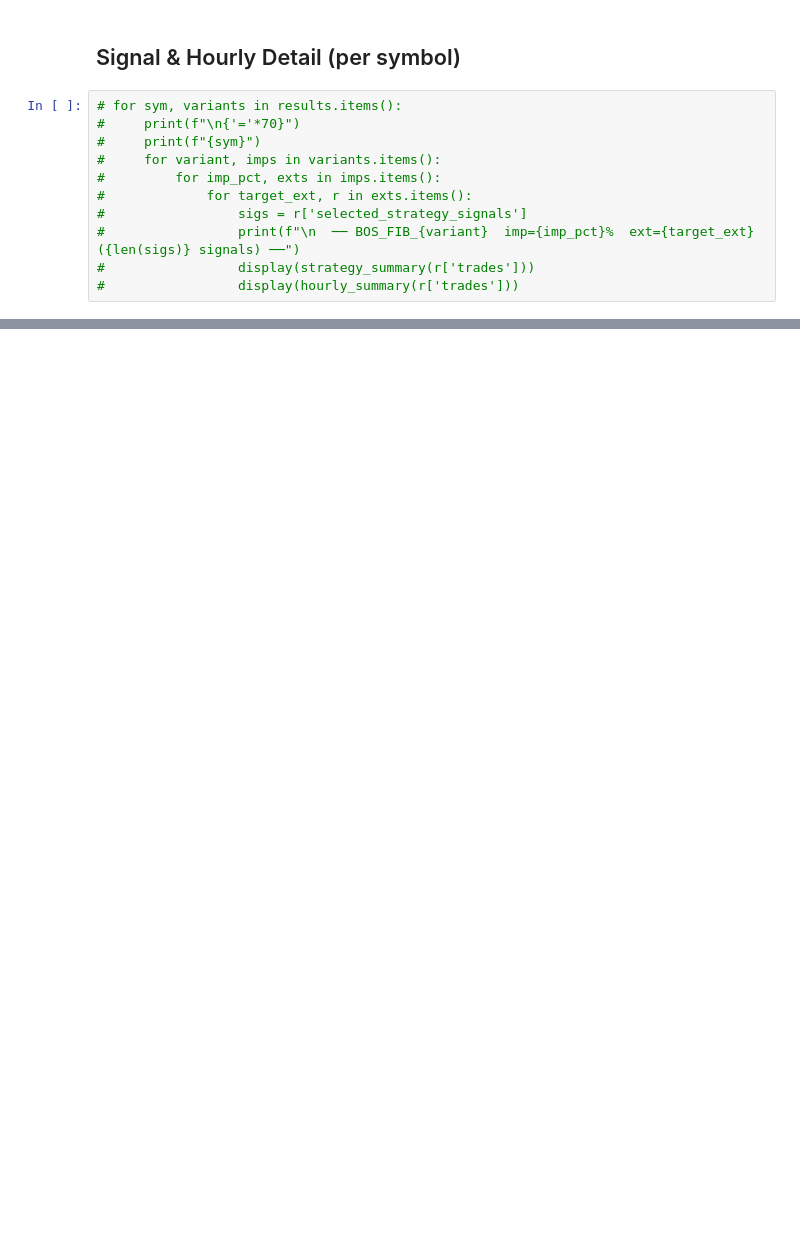
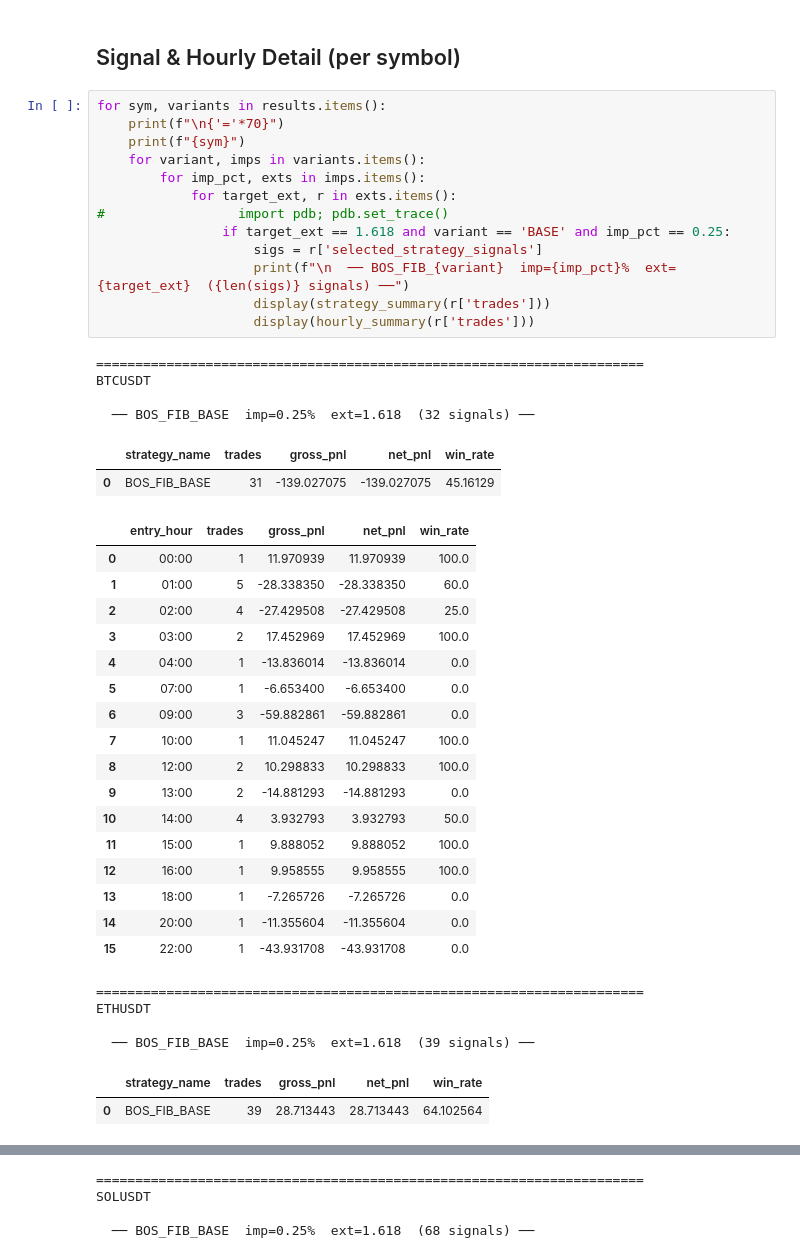
Before and after one commit to gargrahul2008/trading_bot, a Jupyter notebook: notebooks/multi_ticker_fib_research.ipynb, the cells around one changed output, grey strips where cells are left out. Cells and saved outputs as stored; diff of their text form; blank space fills up the shorter version.

```diff
--- a/notebooks/multi_ticker_fib_research.ipynb
+++ b/notebooks/multi_ticker_fib_research.ipynb
@@ -895,13 +894,45 @@ if INSPECT_SYM:
 # %% [markdown]
 ## Signal & Hourly Detail (per symbol)
 # %%
-# for sym, variants in results.items():
-#     print(f"\n{'='*70}")
-#     print(f"{sym}")
-#     for variant, imps in variants.items():
-#         for imp_pct, exts in imps.items():
-#             for target_ext, r in exts.items():
-#                 sigs = r['selected_strategy_signals']
-#                 print(f"\n  ── BOS_FIB_{variant}  imp={imp_pct}%  ext={target_ext}  ({len(sigs)} signals) ──")
-#                 display(strategy_summary(r['trades']))
-#                 display(hourly_summary(r['trades']))
+for sym, variants in results.items():
+    print(f"\n{'='*70}")
+    print(f"{sym}")
+    for variant, imps in variants.items():
+        for imp_pct, exts in imps.items():
+            for target_ext, r in exts.items():
+#                 import pdb; pdb.set_trace()
+                if target_ext == 1.618 and variant == 'BASE' and imp_pct == 0.25:
+                    sigs = r['selected_strategy_signals']
+                    print(f"\n  ── BOS_FIB_{variant}  imp={imp_pct}%  ext={target_ext}  ({len(sigs)} signals) ──")
+                    display(strategy_summary(r['trades']))
+                    display(hourly_summary(r['trades']))
+# %% [output]
+======================================================================
+BTCUSDT
+
+  ── BOS_FIB_BASE  imp=0.25%  ext=1.618  (32 signals) ──
+|  | strategy_name | trades | gross_pnl | net_pnl | win_rate |
+| 0 | BOS_FIB_BASE | 31 | -139.027075 | -139.027075 | 45.16129 |
+|  | entry_hour | trades | gross_pnl | net_pnl | win_rate |
+| 0 | 00:00 | 1 | 11.970939 | 11.970939 | 100.0 |
+| 1 | 01:00 | 5 | -28.338350 | -28.338350 | 60.0 |
+| 2 | 02:00 | 4 | -27.429508 | -27.429508 | 25.0 |
+| 3 | 03:00 | 2 | 17.452969 | 17.452969 | 100.0 |
+| 4 | 04:00 | 1 | -13.836014 | -13.836014 | 0.0 |
+| 5 | 07:00 | 1 | -6.653400 | -6.653400 | 0.0 |
+| 6 | 09:00 | 3 | -59.882861 | -59.882861 | 0.0 |
+| 7 | 10:00 | 1 | 11.045247 | 11.045247 | 100.0 |
+| 8 | 12:00 | 2 | 10.298833 | 10.298833 | 100.0 |
+| 9 | 13:00 | 2 | -14.881293 | -14.881293 | 0.0 |
+| 10 | 14:00 | 4 | 3.932793 | 3.932793 | 50.0 |
+| 11 | 15:00 | 1 | 9.888052 | 9.888052 | 100.0 |
+| 12 | 16:00 | 1 | 9.958555 | 9.958555 | 100.0 |
+| 13 | 18:00 | 1 | -7.265726 | -7.265726 | 0.0 |
+| 14 | 20:00 | 1 | -11.355604 | -11.355604 | 0.0 |
+| 15 | 22:00 | 1 | -43.931708 | -43.931708 | 0.0 |
+======================================================================
+ETHUSDT
+
+  ── BOS_FIB_BASE  imp=0.25%  ext=1.618  (39 signals) ──
+|  | strategy_name | trades | gross_pnl | net_pnl | win_rate |
+| 0 | BOS_FIB_BASE | 39 | 28.713443 | 28.713443 | 64.102564 |
@@ -907,0 +956,4 @@ if INSPECT_SYM:
+======================================================================
+SOLUSDT
+
+  ── BOS_FIB_BASE  imp=0.25%  ext=1.618  (68 signals) ──
```
Also changed, not shown: parts of 8 cells of this notebook.
